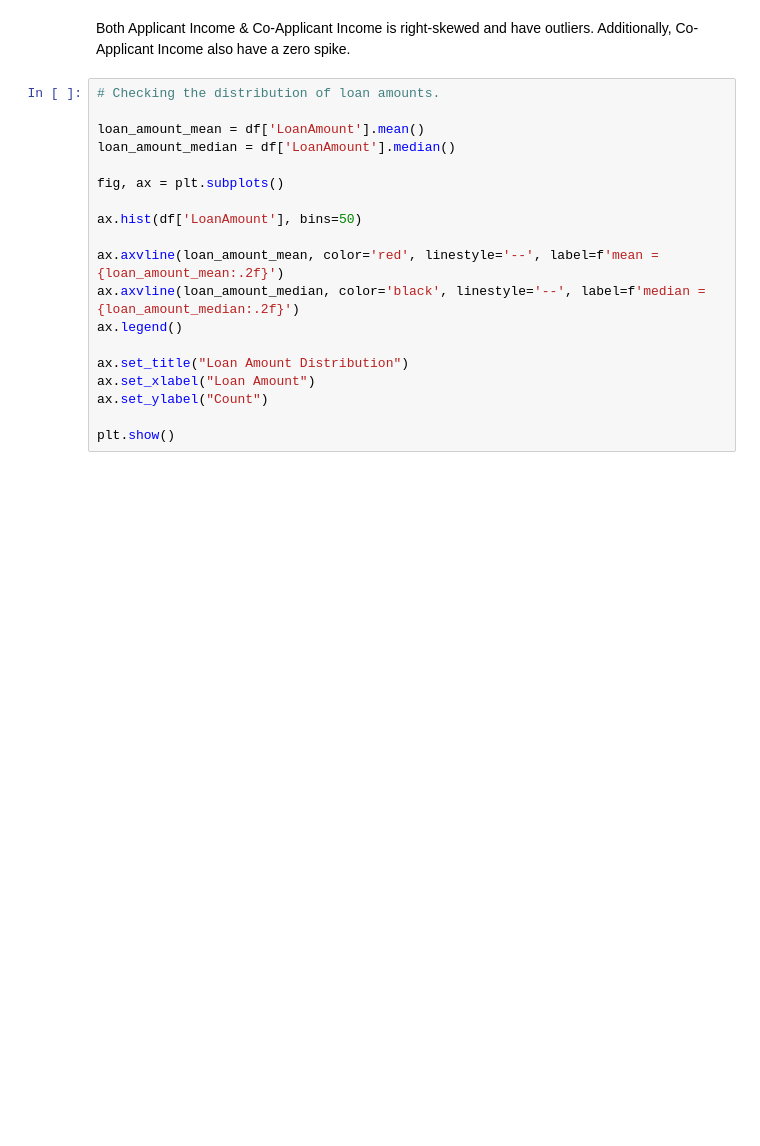
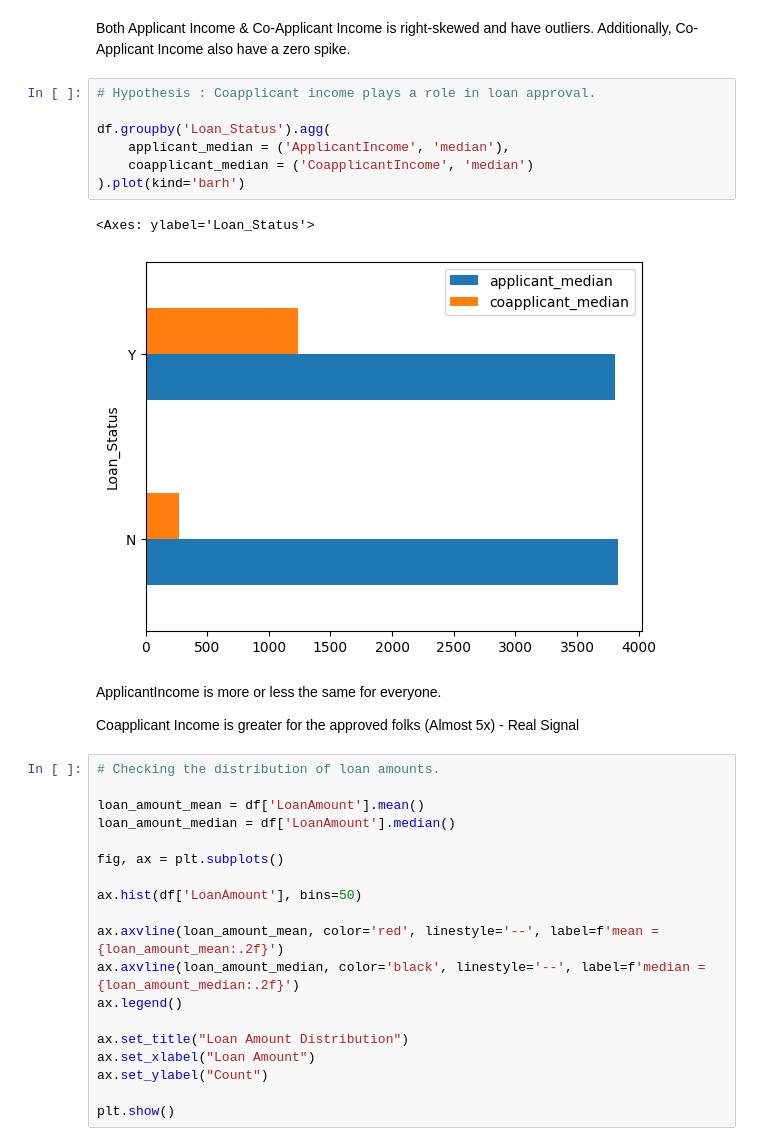
Before and after one commit to karywnl/loan-prediction, a Jupyter notebook: eda.ipynb, the cells around one changed output. Cells and saved outputs as stored; diff of their text form; blank space fills up the shorter version.

```diff
--- a/eda.ipynb
+++ b/eda.ipynb
@@ -68,6 +68,20 @@ plt.show()
 [figure]
 # %% [markdown]
 Both Applicant Income & Co-Applicant Income is right-skewed and have outliers. Additionally, Co-Applicant Income also have a zero spike.
+# %%
+# Hypothesis : Coapplicant income plays a role in loan approval.
+
+df.groupby('Loan_Status').agg(
+    applicant_median = ('ApplicantIncome', 'median'),
+    coapplicant_median = ('CoapplicantIncome', 'median')
+).plot(kind='barh')
+# %% [output]
+<Axes: ylabel='Loan_Status'>
+[figure, added]
+# %% [markdown]
+ApplicantIncome is more or less the same for everyone.
+
+Coapplicant Income is greater for the approved folks (Almost 5x) - Real Signal
 # %%
 # Checking the distribution of loan amounts.
 
```
Also changed, not shown: parts of 4 cells of this notebook.
